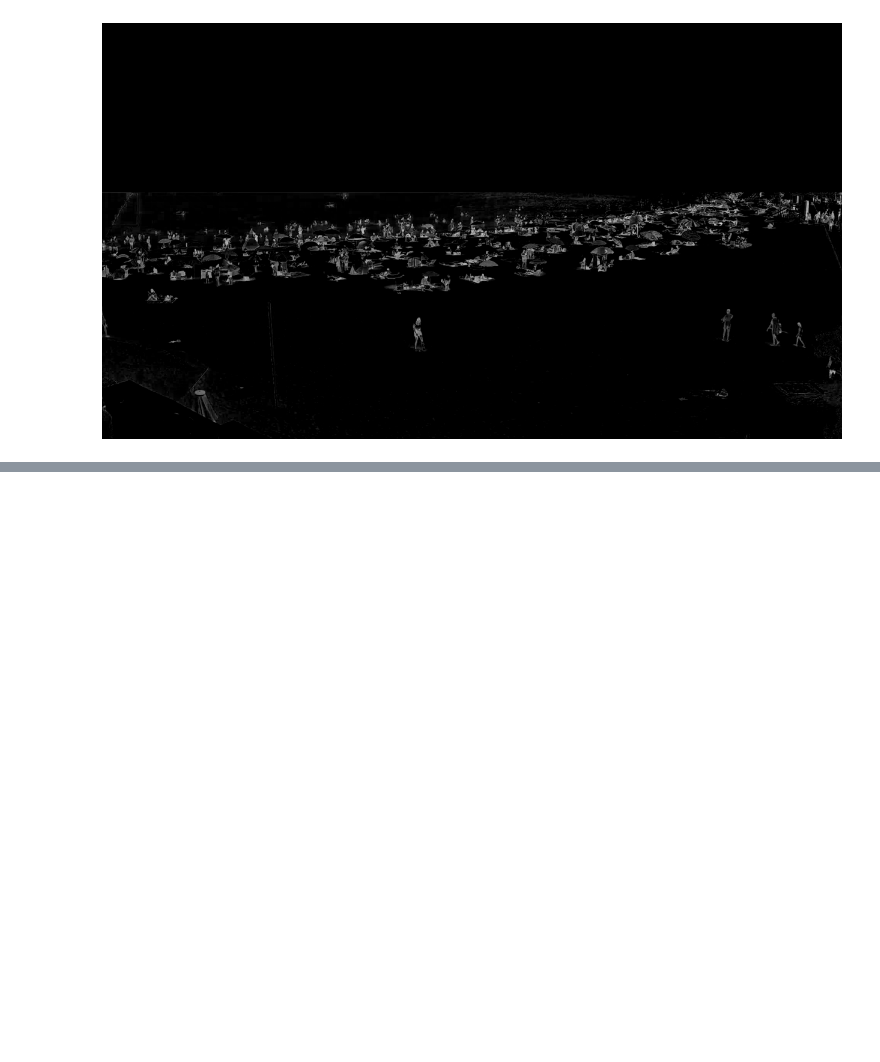
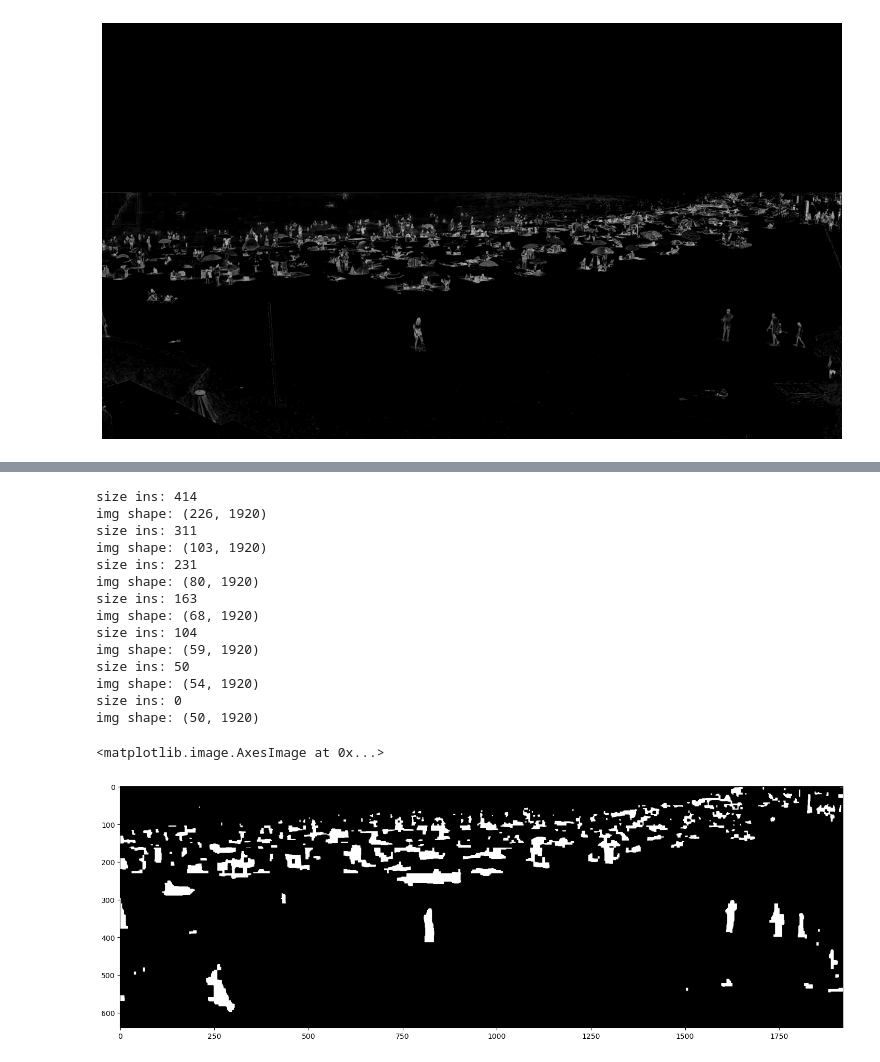
Before and after one commit to JoanJosepOB/BeachCrowdCounting, a Jupyter notebook: tophat.ipynb, the cells around one changed output, grey strips where cells are left out. Drawn from its saved outputs; the diff is of its cells as text; code cells hidden in the pictures; blank space fills up the shorter version.

```diff
--- a/tophat.ipynb
+++ b/tophat.ipynb
@@ -64,0 +261,40 @@ plt.axis('off')
+# %%
+canvas = np.zeros(image_mod.shape, dtype = np.uint8)
+p_sector_list = [None] * 7
+p_sector_list[0] = find_people_0(img_sectors[0])
+p_sector_list[1] = find_people_1(img_sectors[1])
+p_sector_list[2] = find_people_2(img_sectors[2])
+p_sector_list[3] = find_people_3(img_sectors[3])
+p_sector_list[4] = find_people_4(img_sectors[4])
+p_sector_list[5] = find_people_5(img_sectors[5])
+p_sector_list[6] = find_people_5(img_sectors[6])
+
+canvas_h = canvas.shape[0]
+
+pos_h = 0
+for img in p_sector_list:
+
+
+    top_h = canvas_h - (pos_h + img.shape[0])
+    bot_h = canvas_h - (pos_h)
+    canvas[top_h:bot_h,:] = img
+    pos_h += img.shape[0]
+
+plt.imshow(canvas, cmap = "gray")
+# %% [output]
+size ins: 414
+img shape: (226, 1920)
+size ins: 311
+img shape: (103, 1920)
+size ins: 231
+img shape: (80, 1920)
+size ins: 163
+img shape: (68, 1920)
+size ins: 104
+img shape: (59, 1920)
+size ins: 50
+img shape: (54, 1920)
+size ins: 0
+img shape: (50, 1920)
+<matplotlib.image.AxesImage at 0x...>
+[figure, added]
```
Also changed, not shown: parts of 12 cells of this notebook.
